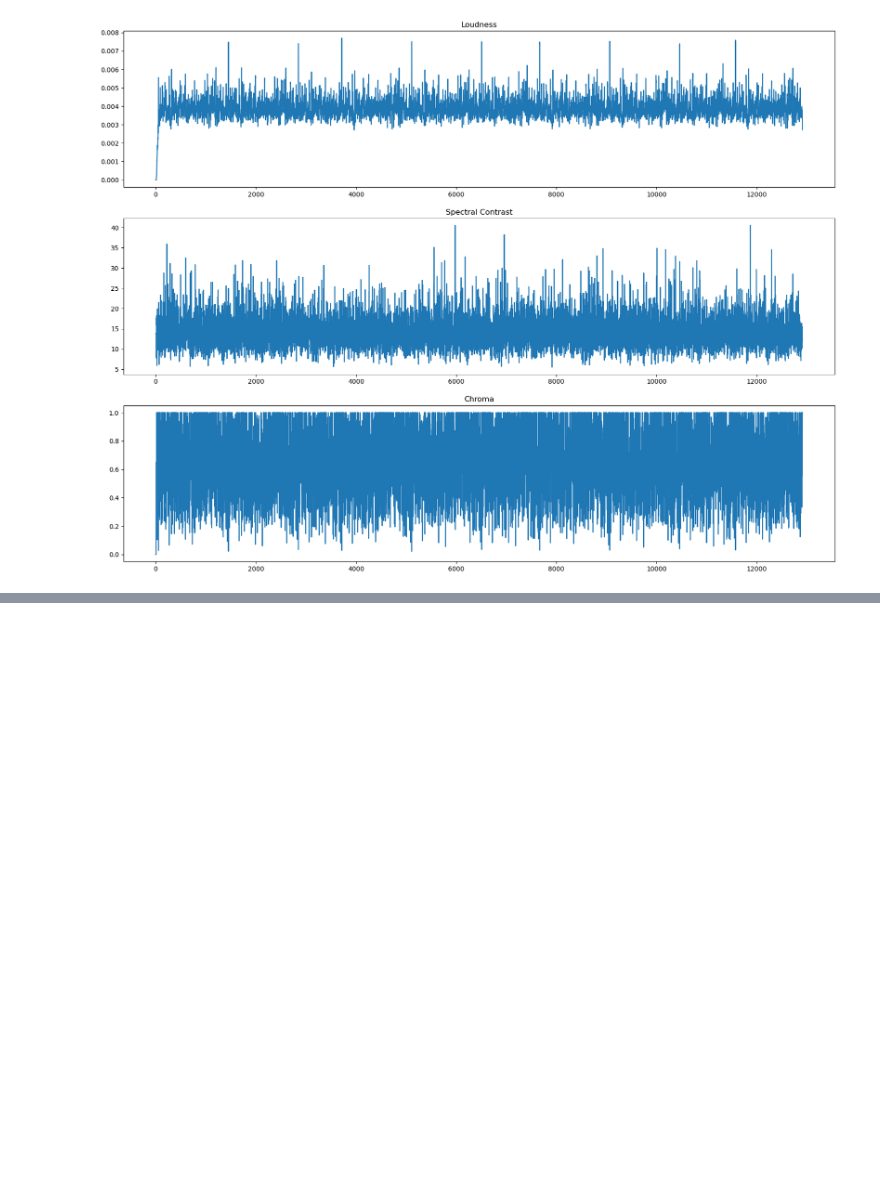
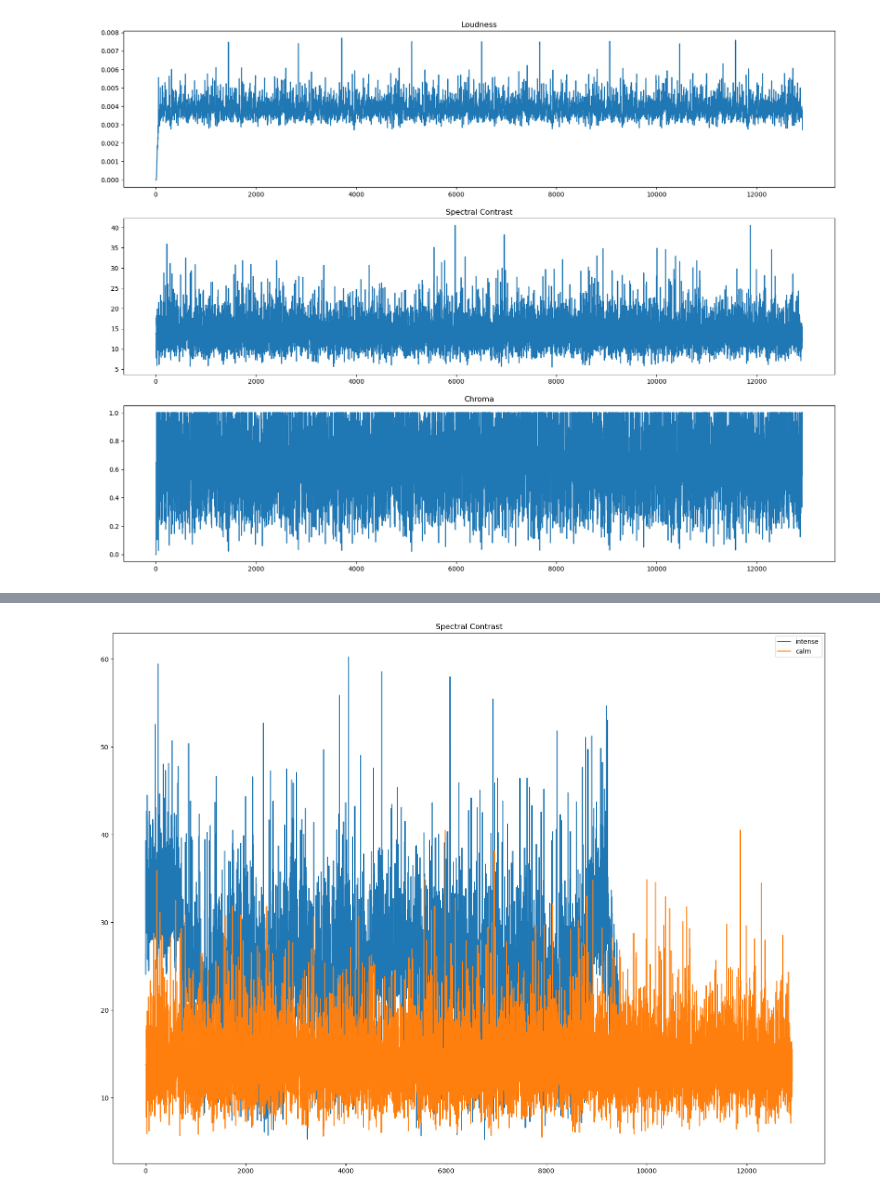
Before and after one commit to syKevinPeng/sound_vis, a Jupyter notebook: deep_model/visulization.ipynb, the cells around one changed output, grey strips where cells are left out. Saved outputs shown, nothing was run; the diff lists cells and outputs as text; code cells hidden in the pictures; blank space fills up the shorter version.

```diff
--- a/deep_model/visulization.ipynb
+++ b/deep_model/visulization.ipynb
@@ -223,0 +249,12 @@ plt.savefig('peace_sound.png')
+# %%
+contrast_intense = librosa.feature.spectral_contrast(y=y_intense, sr=sr_intense)
+contrast_calm = librosa.feature.spectral_contrast(y=y_calm, sr=sr_calm)
+
+plt.figure(figsize=(20, 15))
+plt.title('Spectral Contrast')
+plt.plot(contrast_intense[0], label='intense')
+plt.plot(contrast_calm[0], label='calm')
+plt.legend()
+plt.savefig('contrast.png')
+# %% [output]
+[figure, added]
```
Also changed, not shown: parts of 8 cells of this notebook, 3 other files.
